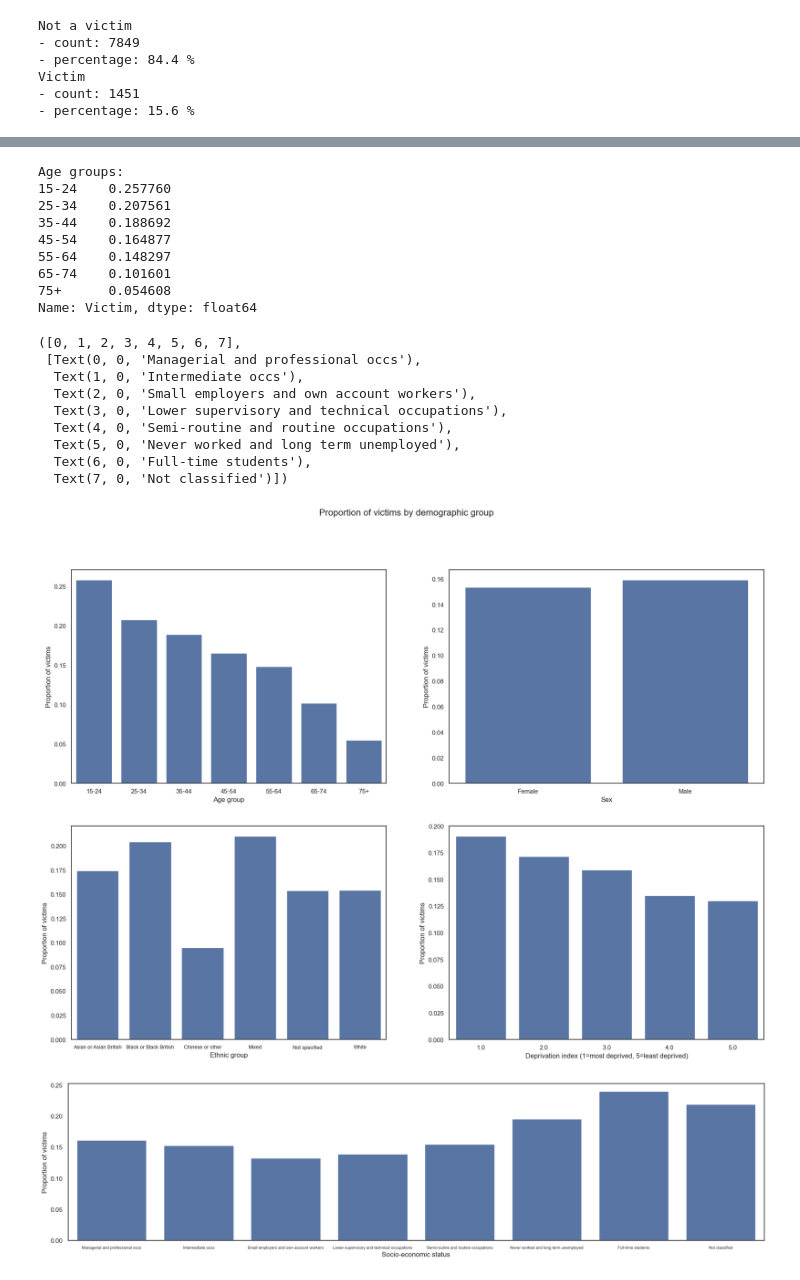
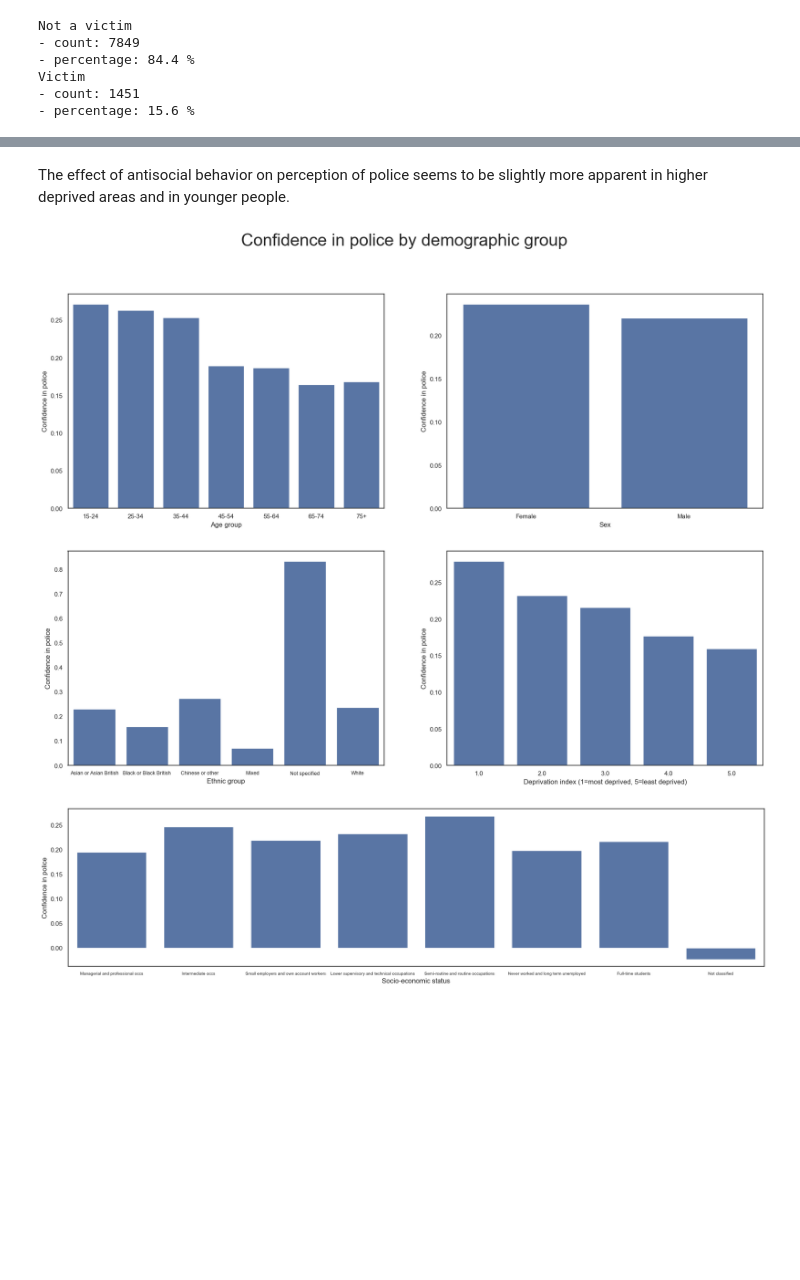
Before and after one commit to Tedodor423/bms-collab-notebooks, a Jupyter notebook: stats/1.3_DataWrangling/1.3_Assignment_DavidTheodorNimrichtr.ipynb, the cells around one changed output, grey strips where cells are left out. Cells and saved outputs as stored; diff of their text form; code cells hidden in the pictures; blank space fills up the shorter version.

```diff
--- a/stats/1.3_DataWrangling/1.3_Assignment_DavidTheodorNimrichtr.ipynb
+++ b/stats/1.3_DataWrangling/1.3_Assignment_DavidTheodorNimrichtr.ipynb
@@ -198,6 +19,0 @@ Now you will explore each variable individually by making suitable graphs. Compl
-# %%
-# Are there more men or women in the sample?
-for i in range(len(crime.Sex.value_counts())):
-    print(crime.Sex.value_counts().index[i],
-          "\n- count:", crime.Sex.value_counts()[i],
-          "\n- percentage:", round(crime.Sex.value_counts()[i]/len(crime)*100,2), "%")
@@ -362,67 +282,50 @@ You can also use `sns.barplot()` with the `x` and `hue` arguments to plot the pr
+# %% [markdown]
+The effect of antisocial behavior on perception of police seems to be slightly more apparent in higher deprived areas and in younger people.
 # %%
-
 plt.figure(figsize=(22,15))
-plt.suptitle("Proportion of victims by demographic group", fontsize=16)
+plt.suptitle("Confidence in police by demographic group", fontsize=30)
 plt.subplot(2,2,1)
-agegroup_mean = crime.groupby('AgeGroup').Victim.mean()
+agegroup_mean = crime.groupby('AgeGroup').apply(lambda col: col.confpolice.corr(col.antisoc))
 agegroup_mean.index = agegroup_bins
 sns.barplot(agegroup_mean)
 plt.xlabel("Age group")
-plt.ylabel("Proportion of victims")
+plt.ylabel("Confidence in police")
 agegroup_mean.apply(lambda x: str(round(x, 2)) +" %")
-print("Age groups:", agegroup_mean, sep="\n")
 
 plt.subplot(2,2,2)
-sex_mean = crime.groupby('Sex').Victim.mean()
-sns.barplot(sex_mean)
-plt.ylabel("Proportion of victims")
+sns.barplot(crime.groupby('Sex').apply(lambda col: col.confpolice.corr(col.antisoc)))
+plt.ylabel("Confidence in police")
 
 plt.subplot(2,2,3)
-sns.barplot(crime.groupby('EthnicGroup').Victim.mean())
-plt.ylabel("Proportion of victims")
+sns.barplot(crime.groupby('EthnicGroup').apply(lambda col: col.confpolice.corr(col.antisoc)))
+plt.ylabel("Confidence in police")
 plt.xlabel("Ethnic group")
 plt.xticks(fontsize=9)
 
 plt.subplot(2,2,4)
-sns.barplot(crime.groupby('DeprivationIndex').Victim.mean())
-plt.ylabel("Proportion of victims")
+sns.barplot(crime.groupby('DeprivationIndex').apply(lambda col: col.confpolice.corr(col.antisoc)))
+plt.ylabel("Confidence in police")
 plt.xlabel("Deprivation index (1=most deprived, 5=least deprived)")
 
 
 plt.figure(figsize=(22,5))
-ses_mean = crime.groupby('SES').Victim.mean()
+ses_mean = crime.groupby('SES').apply(lambda col: col.confpolice.corr(col.antisoc))
 
 ses_mean.index = ["Managerial and professional occs",
  "Intermediate occs",
  "Small employers and own account workers",
  "Lower supervisory and technical occupations",
  "Semi-routine and routine occupations",
  "Never worked and long term unemployed",
  "Full-time students",
  "Not classified"]
 
 sns.barplot(ses_mean)
-plt.ylabel("Proportion of victims")
+plt.ylabel("Confidence in police")
 plt.xlabel("Socio-economic status")
-plt.xticks(fontsize=7)
+plt.xticks(fontsize=7.5)
+
+plt.show()
 # %% [output]
-Age groups:
-15-24    0.257760
-25-34    0.207561
-35-44    0.188692
-45-54    0.164877
-55-64    0.148297
-65-74    0.101601
-75+      0.054608
-Name: Victim, dtype: float64
-([0, 1, 2, 3, 4, 5, 6, 7],
- [Text(0, 0, 'Managerial and professional occs'),
-  Text(1, 0, 'Intermediate occs'),
-  Text(2, 0, 'Small employers and own account workers'),
-  Text(3, 0, 'Lower supervisory and technical occupations'),
-  Text(4, 0, 'Semi-routine and routine occupations'),
-  Text(5, 0, 'Never worked and long term unemployed'),
-  Text(6, 0, 'Full-time students'),
-  Text(7, 0, 'Not classified')])
-[figure, old version]
+[figure, new version]
-[figure, old version]
+[figure, new version]
```
Also changed, not shown: parts of 55 cells of this notebook.
